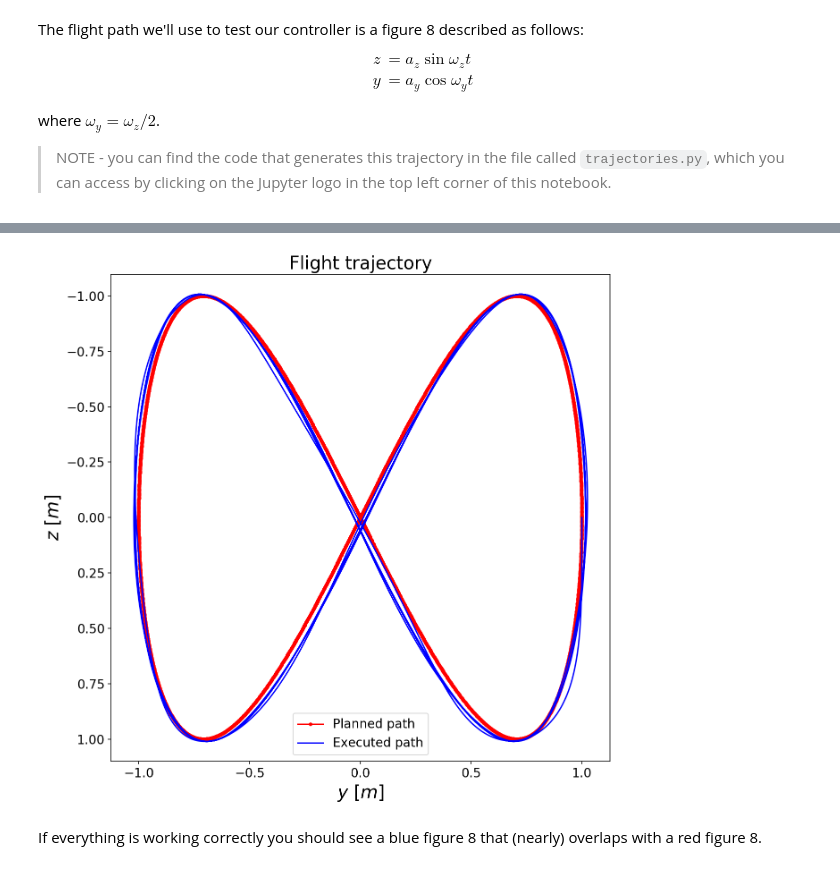
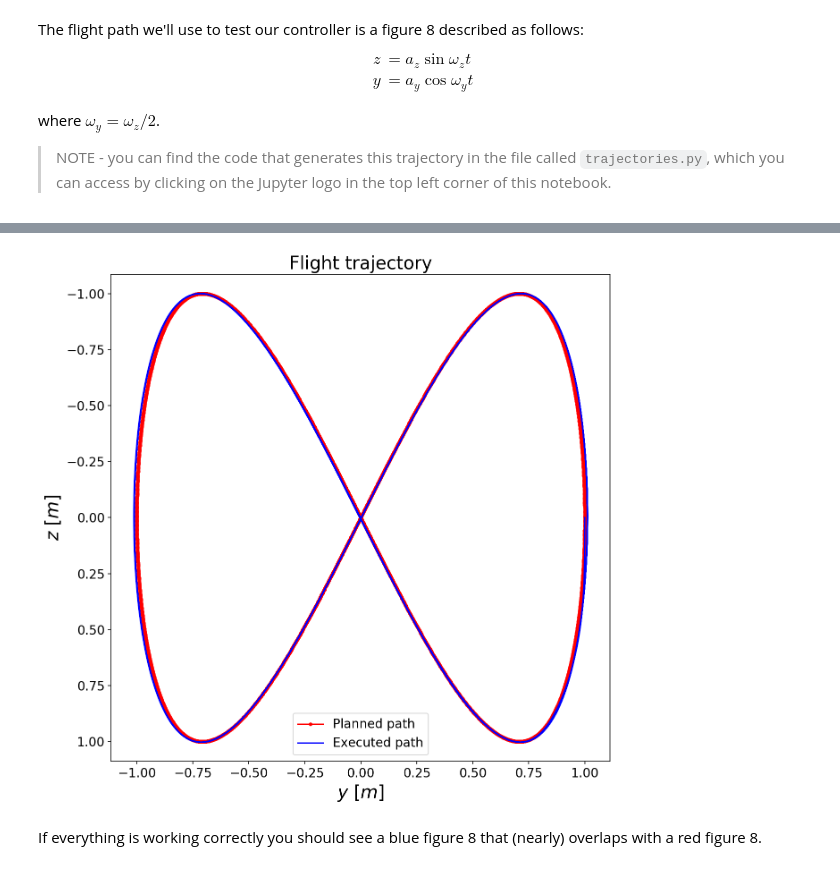
Before and after one commit to ivogeorg/FCND-Controls-CPP, a Jupyter notebook: notebooks/03-control-architecture/2-Linear-Controller.ipynb, the cells around one changed output, grey strips where cells are left out. Drawn from its saved outputs; the diff is of its cells as text; code cells hidden in the pictures.

```diff
--- a/notebooks/03-control-architecture/2-Linear-Controller.ipynb
+++ b/notebooks/03-control-architecture/2-Linear-Controller.ipynb
@@ -287,11 +287,11 @@ A good approach is to start with the inner loop, the ATTITUDE controller paramet
 #### CONTROLLER GAINS (TUNE THESE) ######
 
 z_k_p   = 1.3
-z_k_d   = 1.5
+z_k_d   = 10.5
 y_k_p   = 1.1
-y_k_d   = 1.0
-phi_k_p = 12.5
-phi_k_d = 1.3
+y_k_d   = 10.0
+phi_k_p = 150
+phi_k_d = 50
 
 #########################################
 
@@ -300,34 +300,34 @@ drone = Drone2D()
 # INSTANTIATE CONTROLLER
 linear_controller = LinearCascadingController(
     drone.m,
     drone.I_x,
     z_k_p=z_k_p,
     z_k_d=z_k_d,
     y_k_p=y_k_p,
     y_k_d=y_k_d,
     phi_k_p=phi_k_p,
     phi_k_d=phi_k_d
 )
 
 # TRAJECTORY PARAMETERS (you don't need to change these)
 total_time = 100.0
 omega_z = 1.0       # angular frequency of figure 8
 
 # GENERATE FIGURE 8
 z_traj, y_traj, t = trajectories.figure_8(omega_z, total_time, dt=0.02)
 z_path, z_dot_path, z_dot_dot_path = z_traj
 y_path, y_dot_path, y_dot_dot_path = y_traj
 
 # SIMULATE MOTION
 linear_history     = simulate.zy_flight(z_traj,
                                         y_traj,
                                         t,
                                         linear_controller,
                                         inner_loop_speed_up=10)
 # PLOT RESULTS
 plotting.plot_zy_flight_path(z_path, y_path, linear_history)
 # %% [output]
-[figure, old version]
+[figure, new version]
 # %% [markdown]
 If everything is working correctly you should see a blue figure 8 that (nearly) overlaps with a red figure 8.
 # %% [markdown]
```
